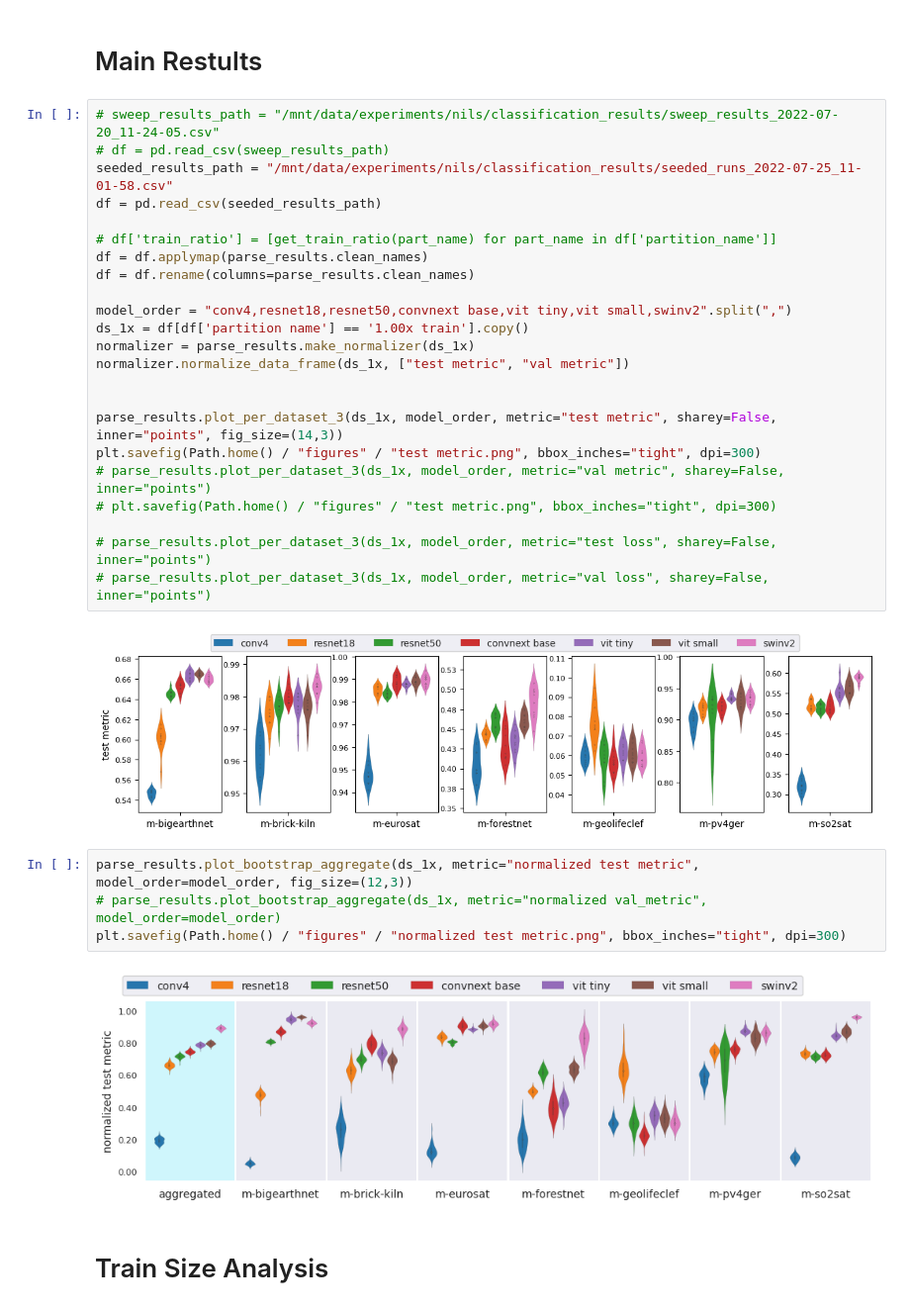
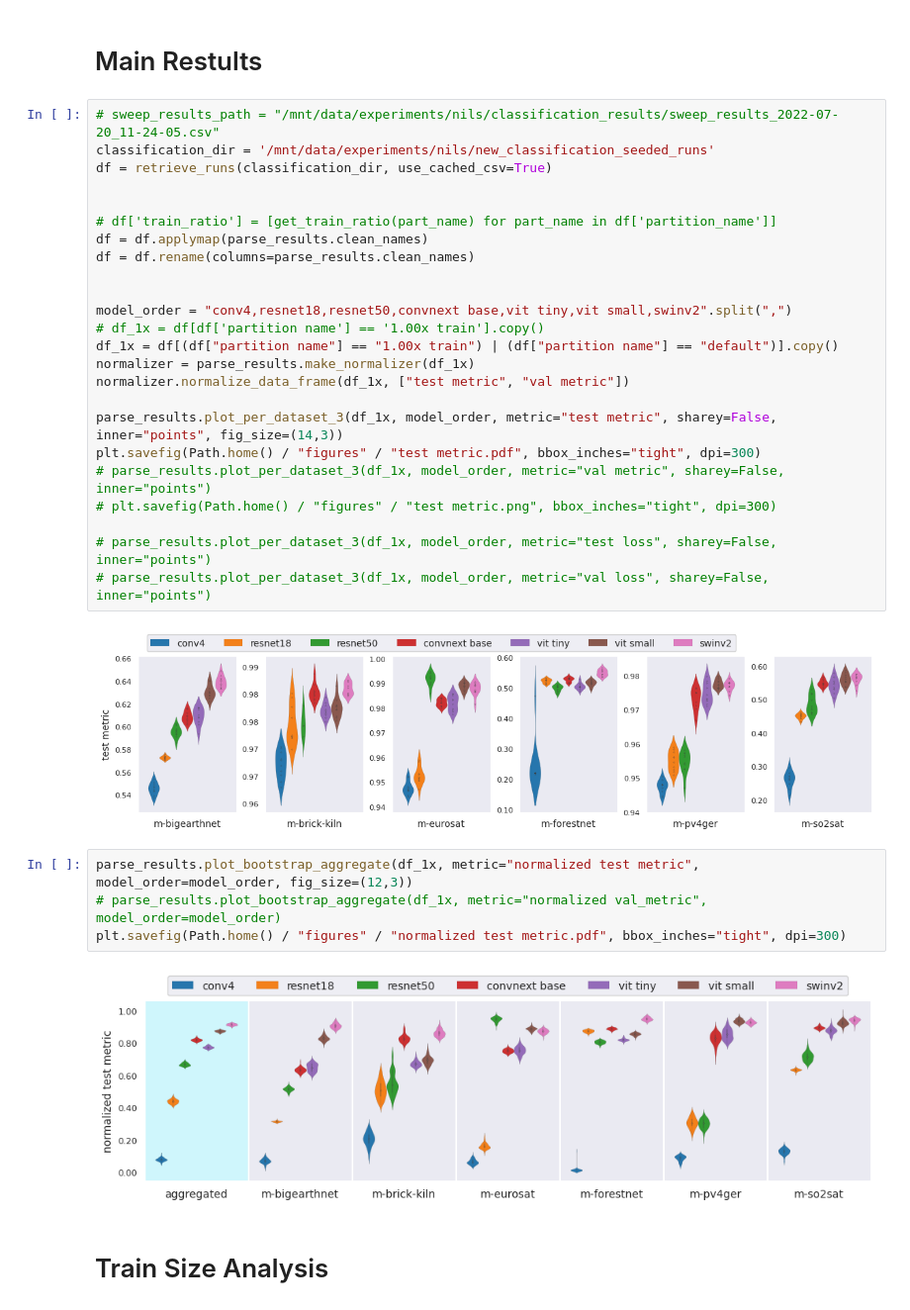
Before and after one commit to ServiceNow/geo-bench, a Jupyter notebook: ccb/experiment/parse_results.ipynb, the cells around one changed output. Shown at 99% size. Saved outputs shown, nothing was run; the diff lists cells and outputs as text.

```diff
--- a/ccb/experiment/parse_results.ipynb
+++ b/ccb/experiment/parse_results.ipynb
@@ -15,35 +18,36 @@ from ccb.experiment.discriminative_metric import boostrap_pw_entropy
 # Main Restults
 # %%
 # sweep_results_path = "/mnt/data/experiments/nils/classification_results/sweep_results_2022-07-20_11-24-05.csv"
-# df = pd.read_csv(sweep_results_path)
-seeded_results_path = "/mnt/data/experiments/nils/classification_results/seeded_runs_2022-07-25_11-01-58.csv"
-df = pd.read_csv(seeded_results_path)
+classification_dir = '/mnt/data/experiments/nils/new_classification_seeded_runs'
+df = retrieve_runs(classification_dir, use_cached_csv=True)
+
 
 # df['train_ratio'] = [get_train_ratio(part_name) for part_name in df['partition_name']]
 df = df.applymap(parse_results.clean_names)
 df = df.rename(columns=parse_results.clean_names)
 
+
 model_order = "conv4,resnet18,resnet50,convnext base,vit tiny,vit small,swinv2".split(",")
-ds_1x = df[df['partition name'] == '1.00x train'].copy()
-normalizer = parse_results.make_normalizer(ds_1x)
-normalizer.normalize_data_frame(ds_1x, ["test metric", "val metric"])
+# df_1x = df[df['partition name'] == '1.00x train'].copy()
+df_1x = df[(df["partition name"] == "1.00x train") | (df["partition name"] == "default")].copy()
+normalizer = parse_results.make_normalizer(df_1x)
+normalizer.normalize_data_frame(df_1x, ["test metric", "val metric"])
 
-
-parse_results.plot_per_dataset_3(ds_1x, model_order, metric="test metric", sharey=False, inner="points", fig_size=(14,3))
-plt.savefig(Path.home() / "figures" / "test metric.png", bbox_inches="tight", dpi=300)
-# parse_results.plot_per_dataset_3(ds_1x, model_order, metric="val metric", sharey=False, inner="points")
+parse_results.plot_per_dataset_3(df_1x, model_order, metric="test metric", sharey=False, inner="points", fig_size=(14,3))
+plt.savefig(Path.home() / "figures" / "test metric.pdf", bbox_inches="tight", dpi=300)
+# parse_results.plot_per_dataset_3(df_1x, model_order, metric="val metric", sharey=False, inner="points")
 # plt.savefig(Path.home() / "figures" / "test metric.png", bbox_inches="tight", dpi=300)
 
-# parse_results.plot_per_dataset_3(ds_1x, model_order, metric="test loss", sharey=False, inner="points")
-# parse_results.plot_per_dataset_3(ds_1x, model_order, metric="val loss", sharey=False, inner="points")
+# parse_results.plot_per_dataset_3(df_1x, model_order, metric="test loss", sharey=False, inner="points")
+# parse_results.plot_per_dataset_3(df_1x, model_order, metric="val loss", sharey=False, inner="points")
 # %% [output]
-[figure, old version]
+[figure, new version]
 # %%
-parse_results.plot_bootstrap_aggregate(ds_1x, metric="normalized test metric", model_order=model_order, fig_size=(12,3))
-# parse_results.plot_bootstrap_aggregate(ds_1x, metric="normalized val_metric", model_order=model_order)
-plt.savefig(Path.home() / "figures" / "normalized test metric.png", bbox_inches="tight", dpi=300)
+parse_results.plot_bootstrap_aggregate(df_1x, metric="normalized test metric", model_order=model_order, fig_size=(12,3))
+# parse_results.plot_bootstrap_aggregate(df_1x, metric="normalized val_metric", model_order=model_order)
+plt.savefig(Path.home() / "figures" / "normalized test metric.pdf", bbox_inches="tight", dpi=300)
 # %% [output]
-[figure, old version]
+[figure, new version]
 # %% [markdown]
 # Train Size Analysis
 # %%
```
Also changed, not shown: parts of 2 cells of this notebook, 2 other files.
